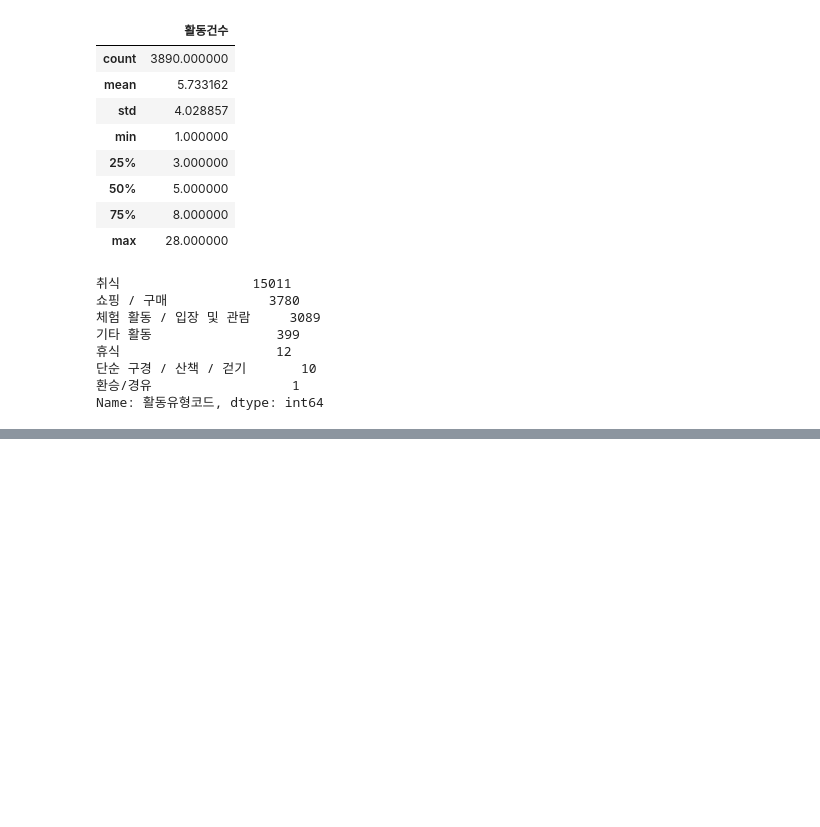
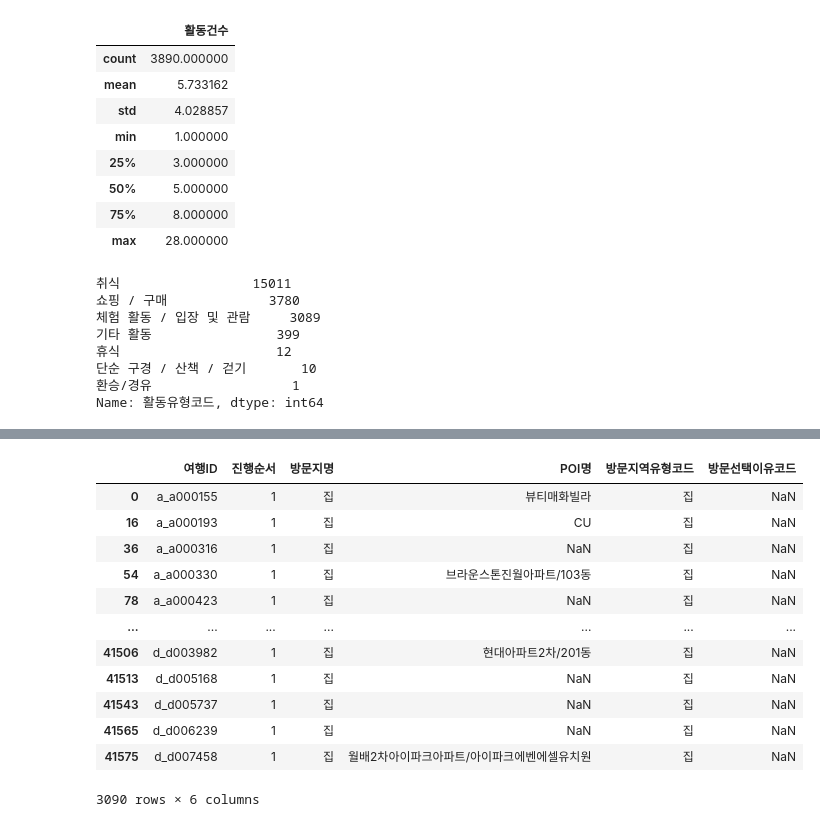
Before and after one commit to ssoom98/where2go, a Jupyter notebook: choi/preprocessing/가설검증전처리.ipynb, the cells around one changed output, grey strips where cells are left out. Saved outputs shown, nothing was run; the diff lists cells and outputs as text; code cells hidden in the pictures; blank space fills up the shorter version.

```diff
--- a/choi/preprocessing/가설검증전처리.ipynb
+++ b/choi/preprocessing/가설검증전처리.ipynb
@@ -225,0 +286,16 @@ Name: 활동유형코드, dtype: int64
+# %%
+va_info[(va_info['진행순서']==1) & (va_info['방문지명']=='집')]
+# %% [output]
+|  | 여행ID | 진행순서 | 방문지명 | POI명 | 방문지역유형코드 | 방문선택이유코드 |
+| 0 | a_a000155 | 1 | 집 | 뷰티매화빌라 | 집 | NaN |
+| 16 | a_a000193 | 1 | 집 | CU | 집 | NaN |
+| 36 | a_a000316 | 1 | 집 | NaN | 집 | NaN |
+| 54 | a_a000330 | 1 | 집 | 브라운스톤진월아파트/103동 | 집 | NaN |
+| 78 | a_a000423 | 1 | 집 | NaN | 집 | NaN |
+| ... | ... | ... | ... | ... | ... | ... |
+| 41506 | d_d003982 | 1 | 집 | 현대아파트2차/201동 | 집 | NaN |
+| 41513 | d_d005168 | 1 | 집 | NaN | 집 | NaN |
+| 41543 | d_d005737 | 1 | 집 | NaN | 집 | NaN |
+| 41565 | d_d006239 | 1 | 집 | NaN | 집 | NaN |
+| 41575 | d_d007458 | 1 | 집 | 월배2차아이파크아파트/아이파크에벤에셀유치원 | 집 | NaN |
+3090 rows × 6 columns
```
Also changed, not shown: parts of 15 cells of this notebook.
